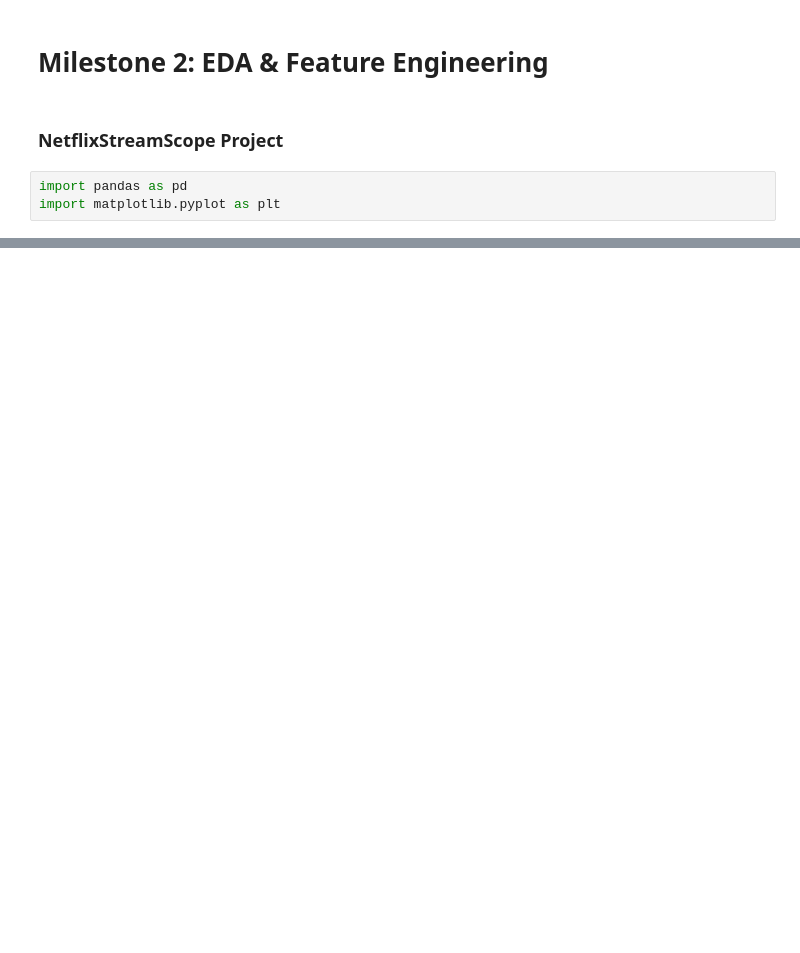
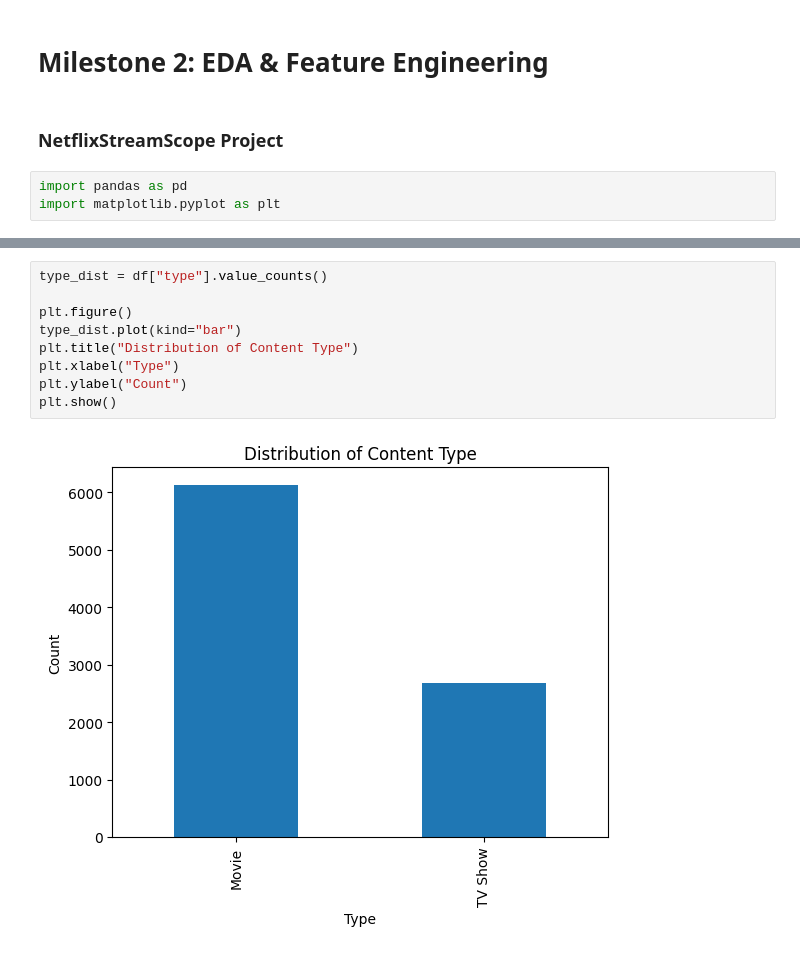
Before and after one commit to Prabhath18/NetflixStreamScope, a Jupyter notebook: milestone2_eda.ipynb, the cells around one changed output, grey strips where cells are left out. Drawn from its saved outputs; the diff is of its cells as text; blank space fills up the shorter version.

```diff
--- a/milestone2_eda.ipynb
+++ b/milestone2_eda.ipynb
@@ -68,0 +38,11 @@ print(df.tail())
+# %%
+type_dist = df["type"].value_counts()
+
+plt.figure()
+type_dist.plot(kind="bar")
+plt.title("Distribution of Content Type")
+plt.xlabel("Type")
+plt.ylabel("Count")
+plt.show()
+# %% [output]
+[figure, added]
```
Also changed, not shown: parts of 9 cells of this notebook, 1 other file.
